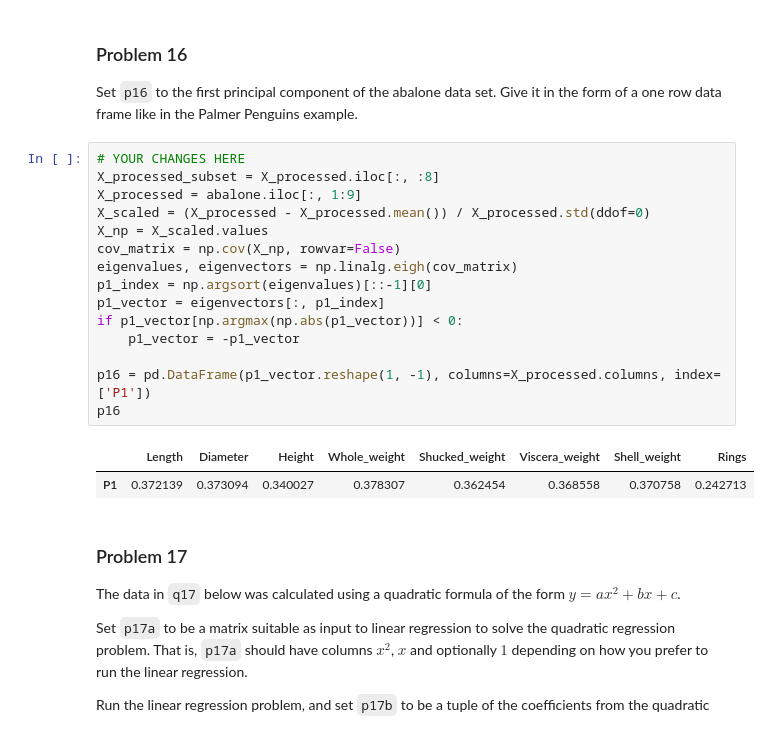
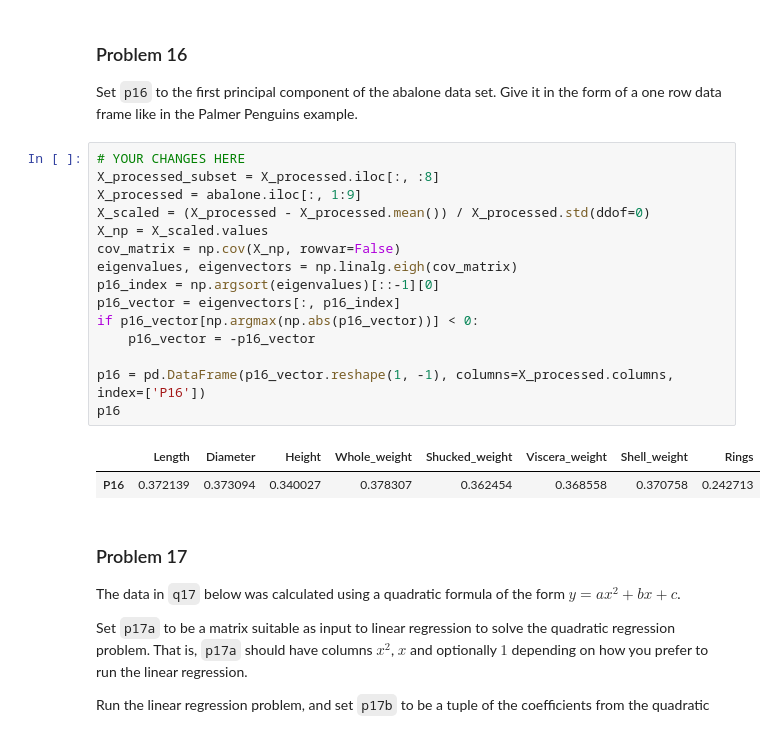
Before and after one commit to nkajones/dx601-homework-08, a Jupyter notebook: homework.ipynb, the cells around one changed output. Cells and saved outputs as stored; diff of their text form.

```diff
--- a/homework.ipynb
+++ b/homework.ipynb
@@ -348,21 +348,21 @@ Give it in the form of a one row data frame like in the Palmer Penguins example.
 # %%
 # YOUR CHANGES HERE
 X_processed_subset = X_processed.iloc[:, :8]
 X_processed = abalone.iloc[:, 1:9]
 X_scaled = (X_processed - X_processed.mean()) / X_processed.std(ddof=0)
 X_np = X_scaled.values
 cov_matrix = np.cov(X_np, rowvar=False)
 eigenvalues, eigenvectors = np.linalg.eigh(cov_matrix)
-p1_index = np.argsort(eigenvalues)[::-1][0]
-p1_vector = eigenvectors[:, p1_index]
-if p1_vector[np.argmax(np.abs(p1_vector))] < 0:
-    p1_vector = -p1_vector
+p16_index = np.argsort(eigenvalues)[::-1][0]
+p16_vector = eigenvectors[:, p16_index]
+if p16_vector[np.argmax(np.abs(p16_vector))] < 0:
+    p16_vector = -p16_vector
 
-p16 = pd.DataFrame(p1_vector.reshape(1, -1), columns=X_processed.columns, index=['P1'])
+p16 = pd.DataFrame(p16_vector.reshape(1, -1), columns=X_processed.columns, index=['P16'])
 p16
 # %% [output]
 |  | Length | Diameter | Height | Whole_weight | Shucked_weight | Viscera_weight | Shell_weight | Rings |
-| P1 | 0.372139 | 0.373094 | 0.340027 | 0.378307 | 0.362454 | 0.368558 | 0.370758 | 0.242713 |
+| P16 | 0.372139 | 0.373094 | 0.340027 | 0.378307 | 0.362454 | 0.368558 | 0.370758 | 0.242713 |
 # %% [markdown]
 ### Problem 17
 
```
